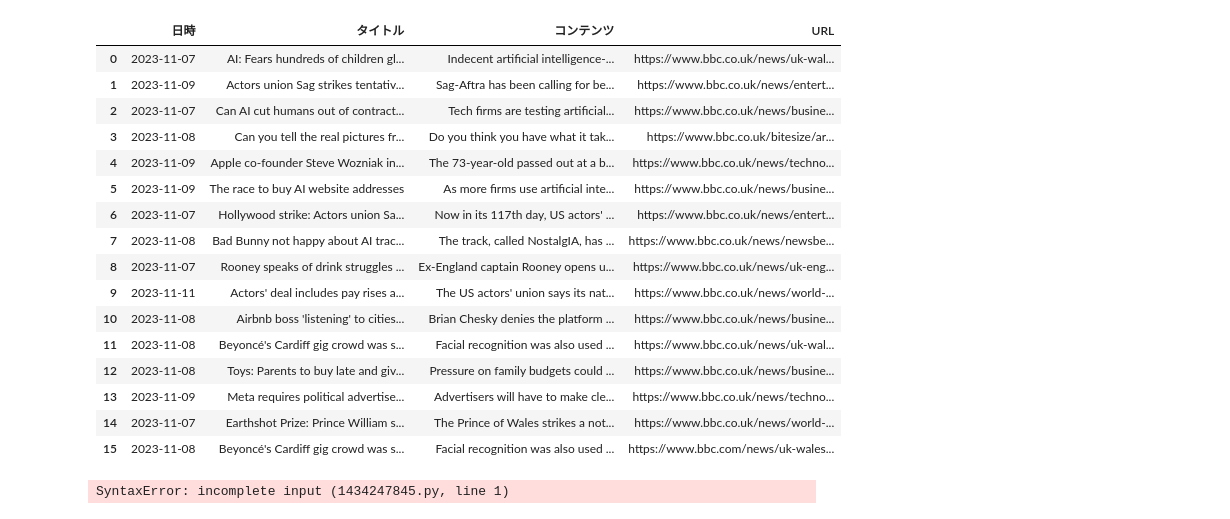
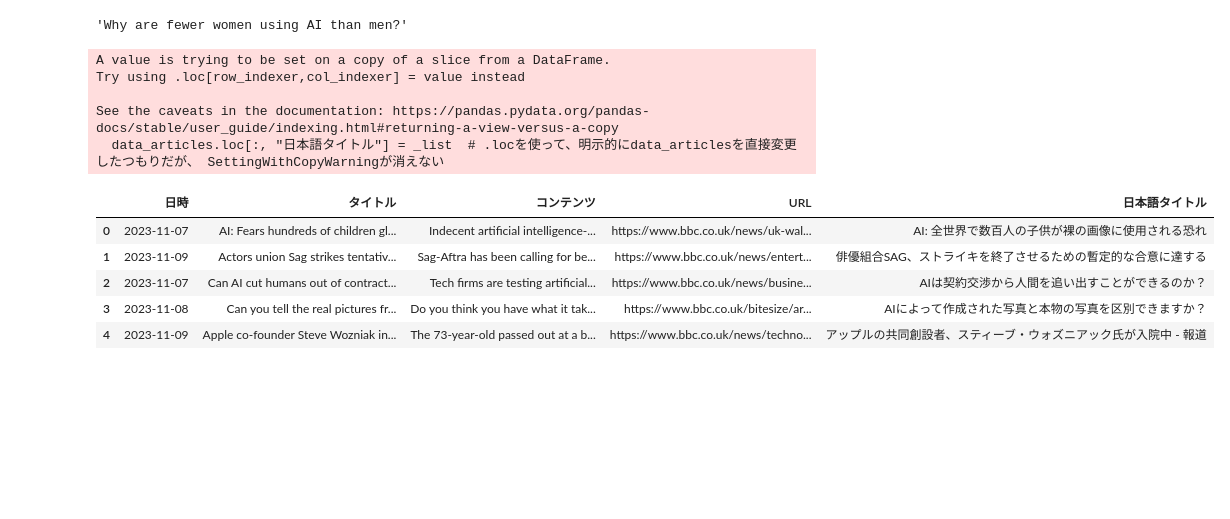
Before and after one commit to kayyuasa/newsapp, a Jupyter notebook: news_app.ipynb, the cells around one changed output. Cells and saved outputs as stored; diff of their text form; code cells hidden in the pictures; blank space fills up the shorter version.

```diff
--- a/news_app.ipynb
+++ b/news_app.ipynb
@@ -46,54 +76,58 @@ print(all_articles['articles'])
-# %%
-# データフレーム作成
-data_articles = pd.DataFrame(columns=['日時', 'タイトル', 'コンテンツ', 'URL'])
-for i in range(len(all_articles['articles'])):
-    _d = pd.DataFrame()
-    _d['日時'] = [all_articles['articles'][i]['publishedAt'][:10]]
-    _d['タイトル'] = [all_articles['articles'][i]['title']]
-    _d['コンテンツ'] = [all_articles['articles'][i]['description']]
-    _d['URL'] = [all_articles['articles'][i]['url']]
-    data_articles = pd.concat([data_articles, _d], ignore_index=True)
-
-data_articles
-# %% [output]
-|  | 日時 | タイトル | コンテンツ | URL |
-| 0 | 2023-11-07 | AI: Fears hundreds of children gl... | Indecent artificial intelligence-... | https://www.bbc.co.uk/news/uk-wal... |
-| 1 | 2023-11-09 | Actors union Sag strikes tentativ... | Sag-Aftra has been calling for be... | https://www.bbc.co.uk/news/entert... |
-| 2 | 2023-11-07 | Can AI cut humans out of contract... | Tech firms are testing artificial... | https://www.bbc.co.uk/news/busine... |
-| 3 | 2023-11-08 | Can you tell the real pictures fr... | Do you think you have what it tak... | https://www.bbc.co.uk/bitesize/ar... |
-| 4 | 2023-11-09 | Apple co-founder Steve Wozniak in... | The 73-year-old passed out at a b... | https://www.bbc.co.uk/news/techno... |
-| 5 | 2023-11-09 | The race to buy AI website addresses | As more firms use artificial inte... | https://www.bbc.co.uk/news/busine... |
-| 6 | 2023-11-07 | Hollywood strike: Actors union Sa... | Now in its 117th day, US actors' ... | https://www.bbc.co.uk/news/entert... |
-| 7 | 2023-11-08 | Bad Bunny not happy about AI trac... | The track, called NostalgIA, has ... | https://www.bbc.co.uk/news/newsbe... |
-| 8 | 2023-11-07 | Rooney speaks of drink struggles ... | Ex-England captain Rooney opens u... | https://www.bbc.co.uk/news/uk-eng... |
-| 9 | 2023-11-11 | Actors' deal includes pay rises a... | The US actors' union says its nat... | https://www.bbc.co.uk/news/world-... |
-| 10 | 2023-11-08 | Airbnb boss 'listening' to cities... | Brian Chesky denies the platform ... | https://www.bbc.co.uk/news/busine... |
-| 11 | 2023-11-08 | Beyoncé's Cardiff gig crowd was s... | Facial recognition was also used ... | https://www.bbc.co.uk/news/uk-wal... |
-| 12 | 2023-11-08 | Toys: Parents to buy late and giv... | Pressure on family budgets could ... | https://www.bbc.co.uk/news/busine... |
-| 13 | 2023-11-09 | Meta requires political advertise... | Advertisers will have to make cle... | https://www.bbc.co.uk/news/techno... |
-| 14 | 2023-11-07 | Earthshot Prize: Prince William s... | The Prince of Wales strikes a not... | https://www.bbc.co.uk/news/world-... |
-| 15 | 2023-11-08 | Beyoncé's Cardiff gig crowd was s... | Facial recognition was also used ... | https://www.bbc.com/news/uk-wales... |
+# %%
+data_articles["タイトル"][0]
+# %% [output]
+'Why are fewer women using AI than men?'
 # %%
 # タイトルの和訳
 #ChatGPTでの翻訳機能
 import openai
 
 openai.api_key = OPENAI_API_KEY
 
 def transrate_title_to_japanese(content_text_to_gpt):
-    request_to_gpt = "以下の英語の記事のタイトルを日本語で翻訳してください" + content_text_to_gpt
+    request_to_gpt = "以下の英語の記事のタイトルを日本語に翻訳してください" + content_text_to_gpt
 
     response = openai.ChatCompletion.create(
         model="gpt-3.5-turbo",
         messages=[
             {"role": "user", "content": request_to_gpt},
         ],
     )
 
-
     output_content = response.choices[0]["message"]["content"].strip()
     return output_content
+
+
+
+# "日本語タイトル"のコラムを新規に作成して追加
+def add_japanese_column(data_articles):
+
+    _list = []
+    for i in range(len(data_articles)):
+        # タイトルを日本語に翻訳
+        output_japanese_title = transrate_title_to_japanese(data_articles["タイトル"][i])
+        # 翻訳されたタイトルをリストに追加
+        _list.append(output_japanese_title)
+
+    # "日本語タイトル"を新規に作成してリストを入れる
+    data_articles.loc[:, "日本語タイトル"] = _list  # .locを使って、明示的にdata_articlesを直接変更したつもりだが、 SettingWithCopyWarningが消えない
+
+    return data_articles
+
+
+# お試しで始めの5行だけ実施
+test_data_articles = data_articles.head(5)
+
+add_japanese_column(test_data_articles)
+# %% [output]
+A value is trying to be set on a copy of a slice from a DataFrame.
+Try using .loc[row_indexer,col_indexer] = value instead
+
+See the caveats in the documentation: https://pandas.pydata.org/pandas-docs/stable/user_guide/indexing.html#returning-a-view-versus-a-copy
+  data_articles.loc[:, "日本語タイトル"] = _list  # .locを使って、明示的にdata_articlesを直接変更したつもりだが、 SettingWithCopyWarningが消えない
+|  | 日時 | タイトル | コンテンツ | URL | 日本語タイトル |
+| 0 | 2023-11-07 | AI: Fears hundreds of children gl... | Indecent artificial intelligence-... | https://www.bbc.co.uk/news/uk-wal... | AI: 全世界で数百人の子供が裸の画像に使用される恐れ |
+| 1 | 2023-11-09 | Actors union Sag strikes tentativ... | Sag-Aftra has been calling for be... | https://www.bbc.co.uk/news/entert... | 俳優組合SAG、ストライキを終了させるための暫定的な合意に達する |
+| 2 | 2023-11-07 | Can AI cut humans out of contract... | Tech firms are testing artificial... | https://www.bbc.co.uk/news/busine... | AIは契約交渉から人間を追い出すことができるのか？ |
+| 3 | 2023-11-08 | Can you tell the real pictures fr... | Do you think you have what it tak... | https://www.bbc.co.uk/bitesize/ar... | AIによって作成された写真と本物の写真を区別できますか？ |
+| 4 | 2023-11-09 | Apple co-founder Steve Wozniak in... | The 73-year-old passed out at a b... | https://www.bbc.co.uk/news/techno... | アップルの共同創設者、スティーブ・ウォズニアック氏が入院中 - 報道 |
-# %%
-print(transrate_title_to_japanese(data_articles[1])
-# %% [output]
-SyntaxError: incomplete input (1434247845.py, line 1)
```
Also changed, not shown: parts of 10 cells of this notebook, 3 other files.
